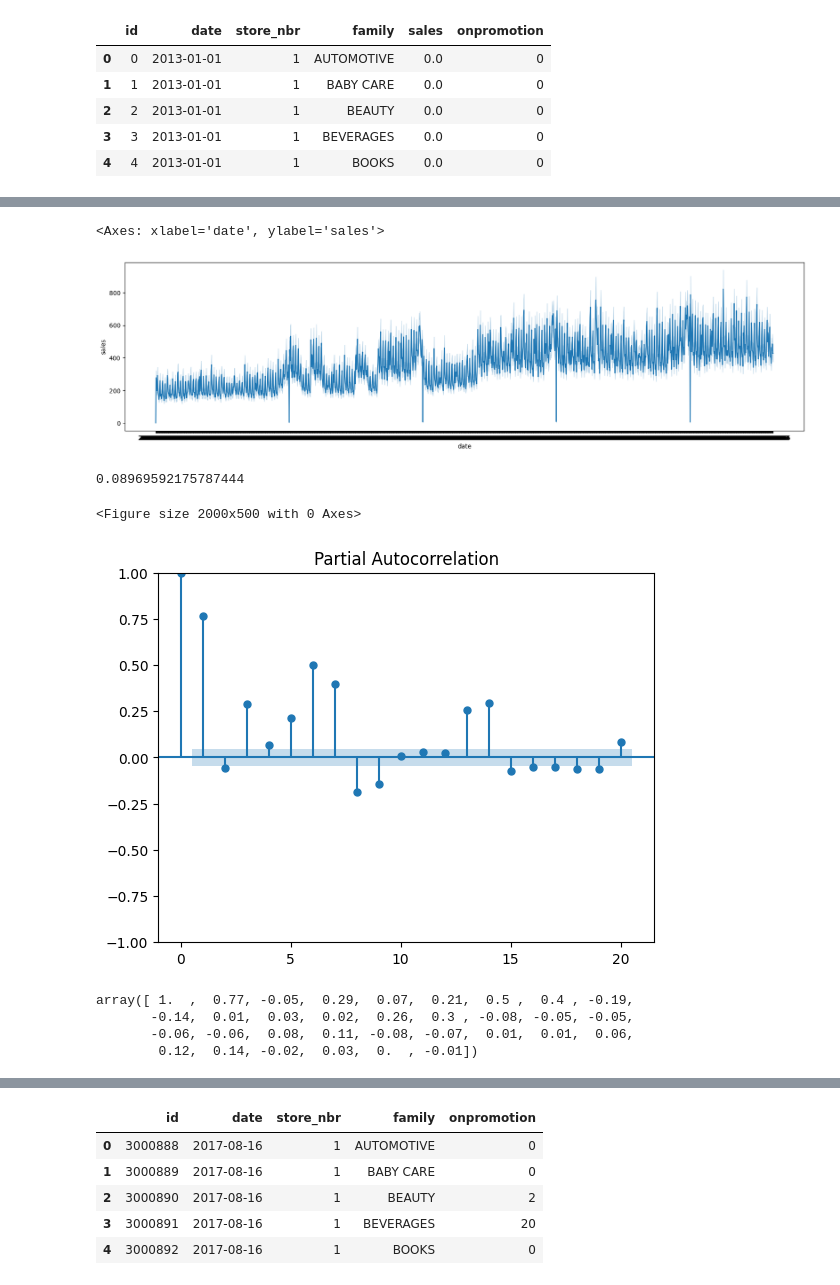
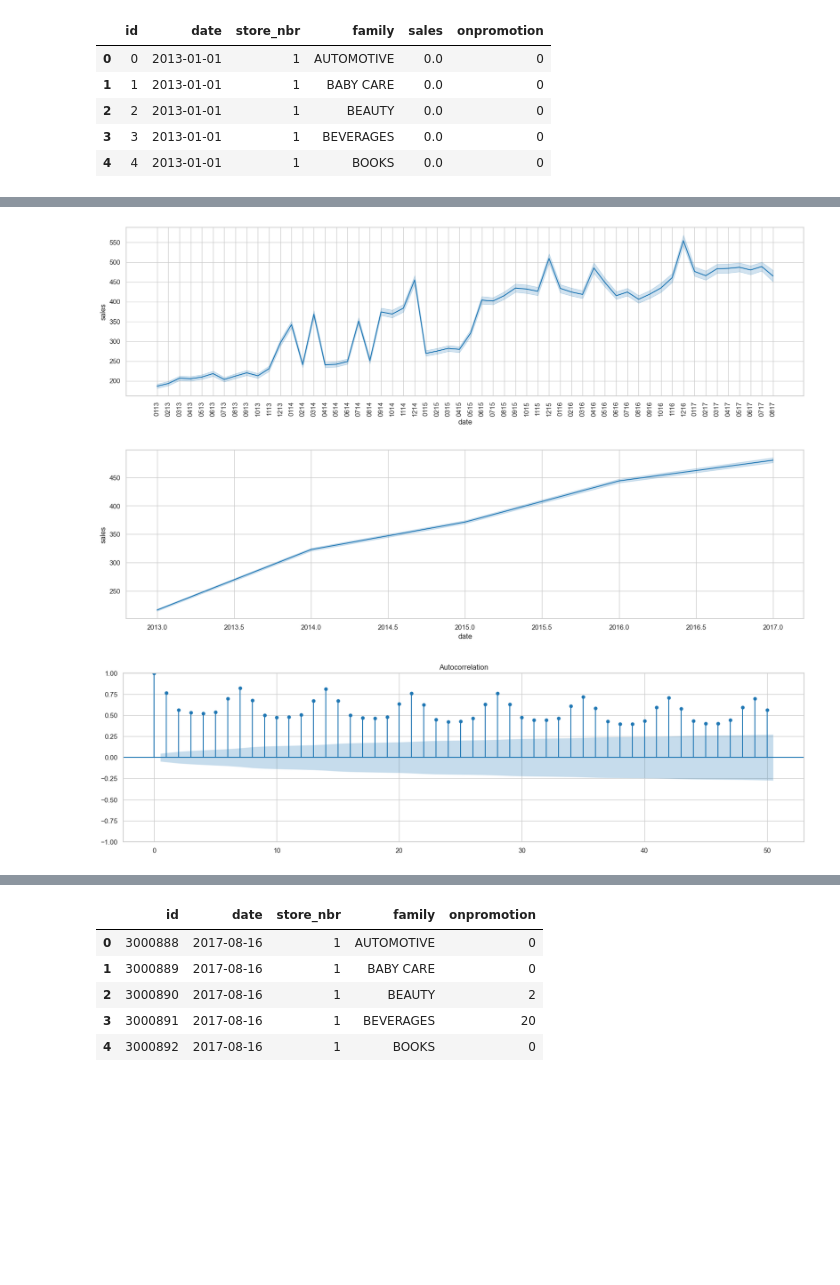
Before and after one commit to friskyspock/store-sales-time-series-forecasting, a Jupyter notebook: code.ipynb, the cells around one changed output, grey strips where cells are left out. Cells and saved outputs as stored; diff of their text form; code cells hidden in the pictures; blank space fills up the shorter version.

```diff
--- a/code.ipynb
+++ b/code.ipynb
@@ -1,7 +1,10 @@
 # %%
+import numpy as np
 import pandas as pd
 import matplotlib.pyplot as plt
+plt.rcParams["figure.figsize"] = (20,5)
 import seaborn as sns
-import numpy as np
+sns.set_style('whitegrid')
+sns.set_context('notebook')
 # %%
 train_data = pd.read_pickle('train.pkl',compression='bz2')
@@ -98,8 +24,0 @@ sns.lineplot(x='date',y='sales',data=train_data)
-# %%
-df = train_data[['date','sales']].groupby('date').sum()
-# %%
-plt.figure(figsize=(20,5))
-sns.lineplot(x='date',y='sales',data=train_data)
-# %% [output]
-<Axes: xlabel='date', ylabel='sales'>
-[figure, removed]
@@ -109,21 +25,17 @@ sns.lineplot(x='date',y='sales',data=train_data)
+# %%
+sns.lineplot(x=train_data['date'].dt.strftime('%m%y'),y=train_data['sales']);
+plt.xticks(rotation='vertical');
+# %% [output]
+[figure, added]
+# %%
+sns.lineplot(x=train_data['date'].dt.year,y=train_data['sales']);
+# %% [output]
+[figure, added]
 # %%
 from statsmodels.tsa.stattools import adfuller
-adfuller(df['sales'],autolag='AIC')[1]
+adfuller(train_data['sales'],autolag='AIC')[1]
-# %% [output]
-0.08969592175787444
 # %%
-import statsmodels.graphics.tsaplots as tsa_plots
-plt.figure(figsize=(20,5))
-tsa_plots.plot_pacf(df['sales'],lags=20);
+from statsmodels.graphics.tsaplots import plot_acf, plot_pacf
+plot_acf(df['sales'],lags=50);
 # %% [output]
-<Figure size 2000x500 with 0 Axes>
-[figure, old version]
+[figure, new version]
-# %%
-from statsmodels.tsa.stattools import acf,pacf
-
-np.round(pacf(df['sales']),2)
-# %% [output]
-array([ 1.  ,  0.77, -0.05,  0.29,  0.07,  0.21,  0.5 ,  0.4 , -0.19,
-       -0.14,  0.01,  0.03,  0.02,  0.26,  0.3 , -0.08, -0.05, -0.05,
-       -0.06, -0.06,  0.08,  0.11, -0.08, -0.07,  0.01,  0.01,  0.06,
-        0.12,  0.14, -0.02,  0.03,  0.  , -0.01])
```
Also changed, not shown: parts of 16 cells of this notebook.
